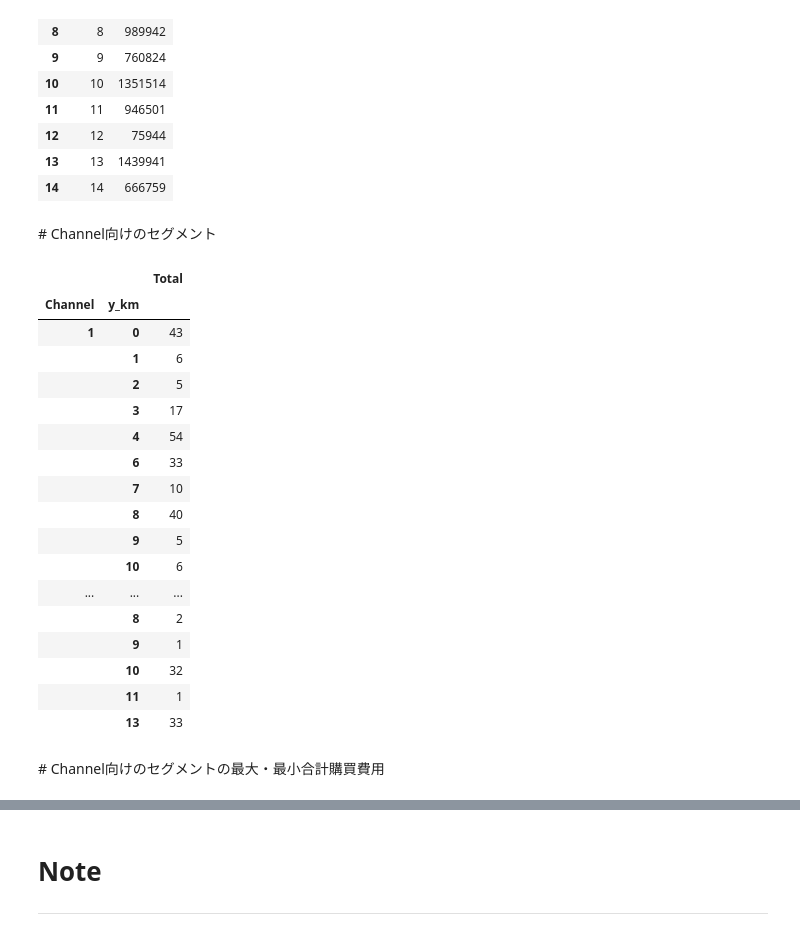
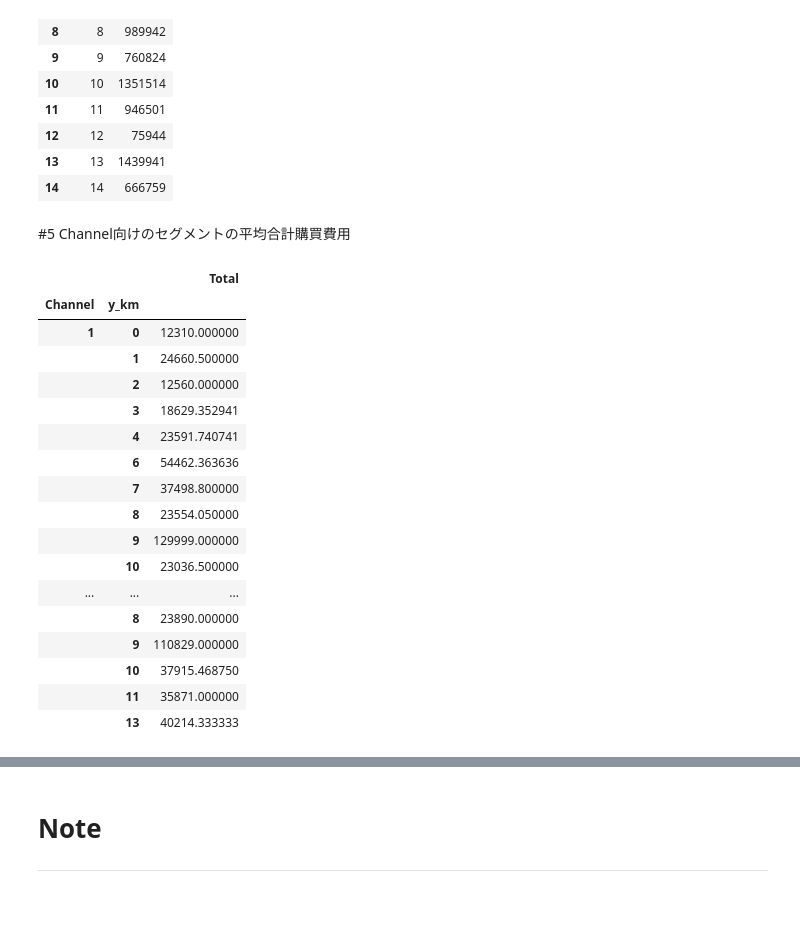
Before and after one commit to zhilangtaosha/ml, a Jupyter notebook: ipython/dic/dic_20180104_clustering.ipynb, the cells around one changed output, grey strips where cells are left out. Saved outputs shown, nothing was run; the diff lists cells and outputs as text; code cells hidden in the pictures; blank space fills up the shorter version.

```diff
--- a/ipython/dic/dic_20180104_clustering.ipynb
+++ b/ipython/dic/dic_20180104_clustering.ipynb
@@ -428,0 +434,4 @@ data_pca_df[['Total','Region']].groupby(['Region'], as_index=False).sum()
+# %%
+data_original_k = data_original.copy()
+data_original_k['y_km'] = y_km
+data_original_k['Total'] = data_original.Fresh+data_original.Milk+data_original.Grocery+data_original.Frozen+data_original.Detergents_Paper+data_original.Delicassen
@@ -447,5 +481,3 @@ data_pca_df[['Total','y_km']].groupby(['y_km'], as_index=False).sum()
 | 12 | 12 | 75944 |
 | 13 | 13 | 1439941 |
 | 14 | 14 | 666759 |
-# %% [markdown]
-\# Channel向けのセグメント
@@ -455,23 +484,23 @@ data_original_k['y_km'] = y_km
+# %% [markdown]
+\#5 Channel向けのセグメントの平均合計購買費用
 # %%
-data_original_k[['Channel','y_km','Total']].groupby(['Channel','y_km']).count()
+data_original_k[['Channel','y_km','Total']].groupby(['Channel','y_km']).mean()
 # %% [output]
 |  |  | Total |
 | Channel | y_km |  |
-| 1 | 0 | 43 |
-|  | 1 | 6 |
-|  | 2 | 5 |
-|  | 3 | 17 |
-|  | 4 | 54 |
-|  | 6 | 33 |
-|  | 7 | 10 |
-|  | 8 | 40 |
-|  | 9 | 5 |
-|  | 10 | 6 |
+| 1 | 0 | 12310.000000 |
+|  | 1 | 24660.500000 |
+|  | 2 | 12560.000000 |
+|  | 3 | 18629.352941 |
+|  | 4 | 23591.740741 |
+|  | 6 | 54462.363636 |
+|  | 7 | 37498.800000 |
+|  | 8 | 23554.050000 |
+|  | 9 | 129999.000000 |
+|  | 10 | 23036.500000 |
 | ... | ... | ... |
-|  | 8 | 2 |
-|  | 9 | 1 |
-|  | 10 | 32 |
-|  | 11 | 1 |
-|  | 13 | 33 |
+|  | 8 | 23890.000000 |
+|  | 9 | 110829.000000 |
+|  | 10 | 37915.468750 |
+|  | 11 | 35871.000000 |
+|  | 13 | 40214.333333 |
-# %% [markdown]
-\# Channel向けのセグメントの最大・最小合計購買費用
```
Also changed, not shown: parts of 14 cells of this notebook.
